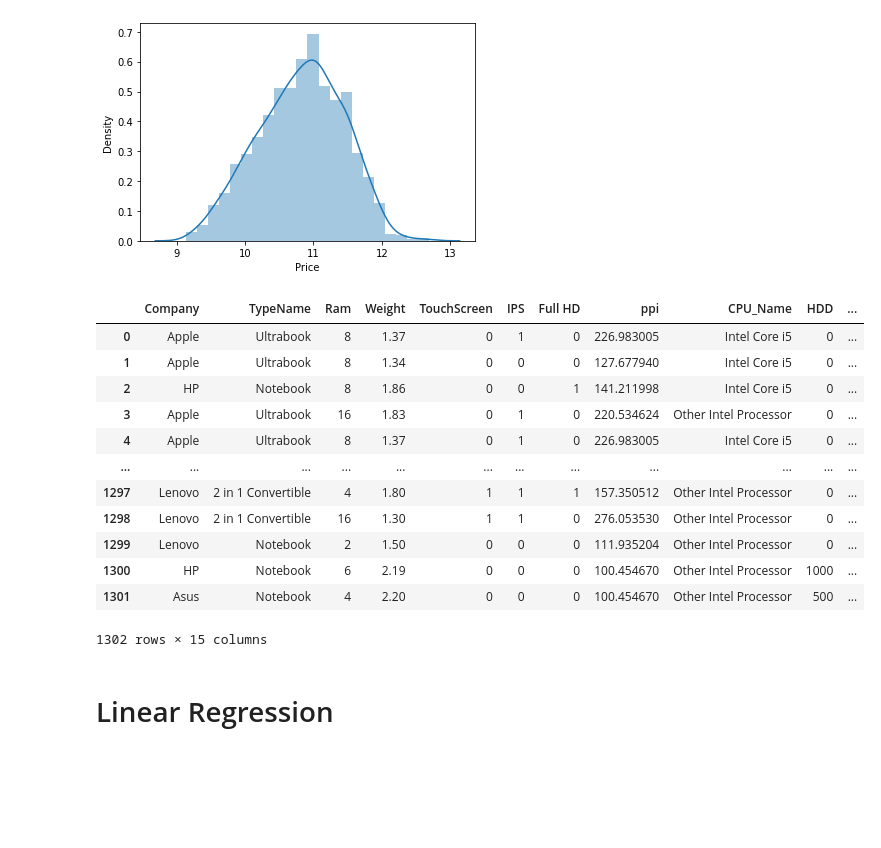
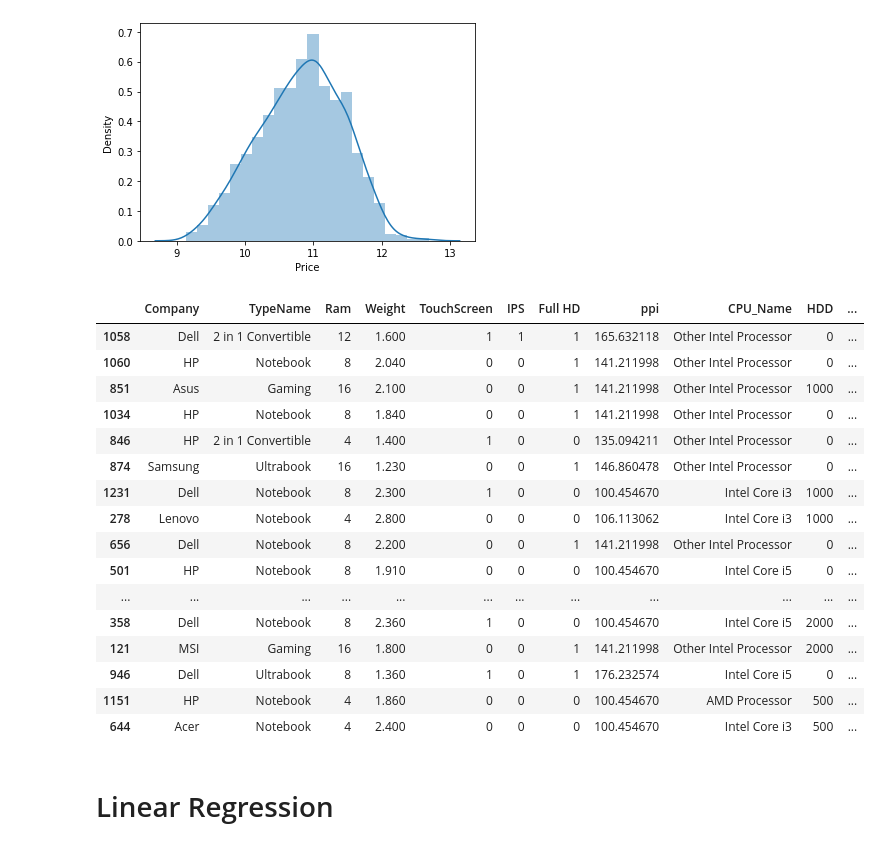
Before and after one commit to sharmatriloknath/Laptop-Price-Predictor, a Jupyter notebook: Notebooks/Laptop Price Predictor.ipynb, the cells around one changed output. Cells and saved outputs as stored; diff of their text form; code cells hidden in the pictures; blank space fills up the shorter version.

```diff
--- a/Notebooks/Laptop Price Predictor.ipynb
+++ b/Notebooks/Laptop Price Predictor.ipynb
@@ -35,21 +35,25 @@ from sklearn.ensemble import RandomForestRegressor,GradientBoostingRegressor,Ada
 from sklearn.svm import SVR
 from xgboost import XGBRegressor
 # %%
-X
+X.sample(50)
 # %% [output]
 |  | Company | TypeName | Ram | Weight | TouchScreen | IPS | Full HD | ppi | CPU_Name | HDD | ... |
-| 0 | Apple | Ultrabook | 8 | 1.37 | 0 | 1 | 0 | 226.983005 | Intel Core i5 | 0 | ... |
-| 1 | Apple | Ultrabook | 8 | 1.34 | 0 | 0 | 0 | 127.677940 | Intel Core i5 | 0 | ... |
-| 2 | HP | Notebook | 8 | 1.86 | 0 | 0 | 1 | 141.211998 | Intel Core i5 | 0 | ... |
-| 3 | Apple | Ultrabook | 16 | 1.83 | 0 | 1 | 0 | 220.534624 | Other Intel Processor | 0 | ... |
-| 4 | Apple | Ultrabook | 8 | 1.37 | 0 | 1 | 0 | 226.983005 | Intel Core i5 | 0 | ... |
+| 1058 | Dell | 2 in 1 Convertible | 12 | 1.600 | 1 | 1 | 1 | 165.632118 | Other Intel Processor | 0 | ... |
+| 1060 | HP | Notebook | 8 | 2.040 | 0 | 0 | 1 | 141.211998 | Other Intel Processor | 0 | ... |
+| 851 | Asus | Gaming | 16 | 2.100 | 0 | 0 | 1 | 141.211998 | Other Intel Processor | 1000 | ... |
+| 1034 | HP | Notebook | 8 | 1.840 | 0 | 0 | 1 | 141.211998 | Other Intel Processor | 0 | ... |
+| 846 | HP | 2 in 1 Convertible | 4 | 1.400 | 1 | 0 | 0 | 135.094211 | Other Intel Processor | 0 | ... |
+| 874 | Samsung | Ultrabook | 16 | 1.230 | 0 | 0 | 1 | 146.860478 | Other Intel Processor | 0 | ... |
+| 1231 | Dell | Notebook | 8 | 2.300 | 1 | 0 | 0 | 100.454670 | Intel Core i3 | 1000 | ... |
+| 278 | Lenovo | Notebook | 4 | 2.800 | 0 | 0 | 0 | 106.113062 | Intel Core i3 | 1000 | ... |
+| 656 | Dell | Notebook | 8 | 2.200 | 0 | 0 | 1 | 141.211998 | Other Intel Processor | 0 | ... |
+| 501 | HP | Notebook | 8 | 1.910 | 0 | 0 | 0 | 100.454670 | Intel Core i5 | 0 | ... |
 | ... | ... | ... | ... | ... | ... | ... | ... | ... | ... | ... | ... |
-| 1297 | Lenovo | 2 in 1 Convertible | 4 | 1.80 | 1 | 1 | 1 | 157.350512 | Other Intel Processor | 0 | ... |
-| 1298 | Lenovo | 2 in 1 Convertible | 16 | 1.30 | 1 | 1 | 0 | 276.053530 | Other Intel Processor | 0 | ... |
-| 1299 | Lenovo | Notebook | 2 | 1.50 | 0 | 0 | 0 | 111.935204 | Other Intel Processor | 0 | ... |
-| 1300 | HP | Notebook | 6 | 2.19 | 0 | 0 | 0 | 100.454670 | Other Intel Processor | 1000 | ... |
-| 1301 | Asus | Notebook | 4 | 2.20 | 0 | 0 | 0 | 100.454670 | Other Intel Processor | 500 | ... |
+| 358 | Dell | Notebook | 8 | 2.360 | 1 | 0 | 0 | 100.454670 | Intel Core i5 | 2000 | ... |
+| 121 | MSI | Gaming | 16 | 1.800 | 0 | 0 | 1 | 141.211998 | Other Intel Processor | 2000 | ... |
+| 946 | Dell | Ultrabook | 8 | 1.360 | 1 | 0 | 1 | 176.232574 | Intel Core i5 | 0 | ... |
+| 1151 | HP | Notebook | 4 | 1.860 | 0 | 0 | 0 | 100.454670 | AMD Processor | 500 | ... |
+| 644 | Acer | Notebook | 4 | 2.400 | 0 | 0 | 0 | 100.454670 | Intel Core i3 | 500 | ... |
-1302 rows × 15 columns
 # %%
 # Train Test Split
 from sklearn.model_selection import train_test_split
```
Also changed, not shown: 4 other files.
